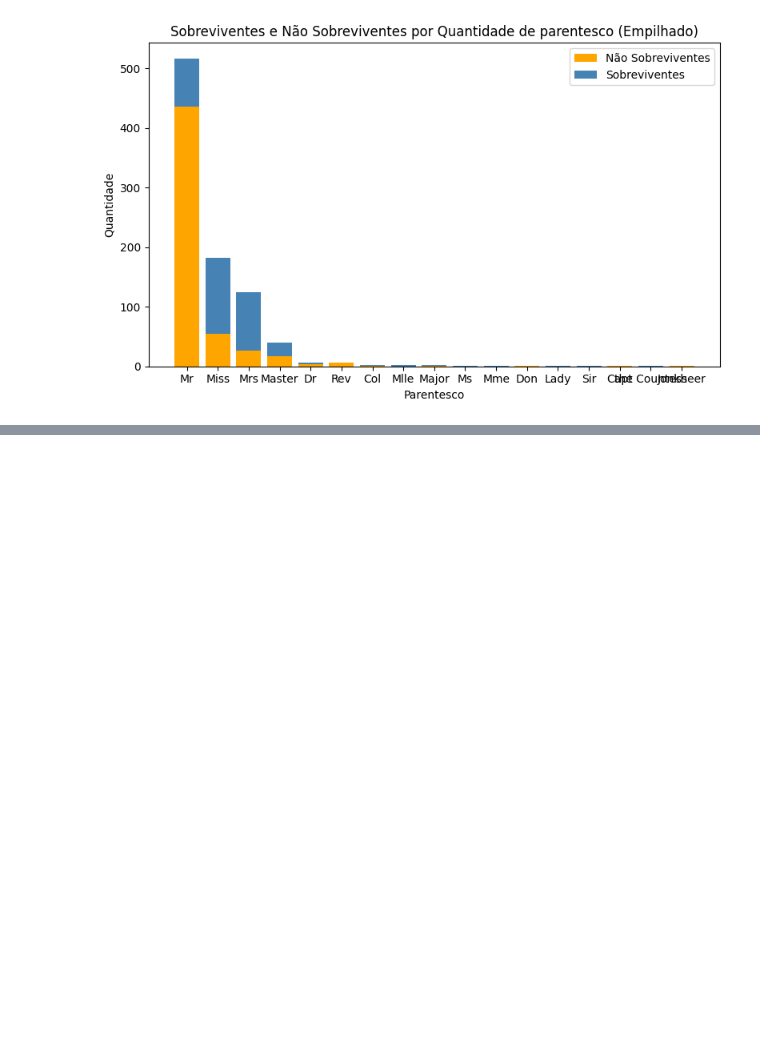
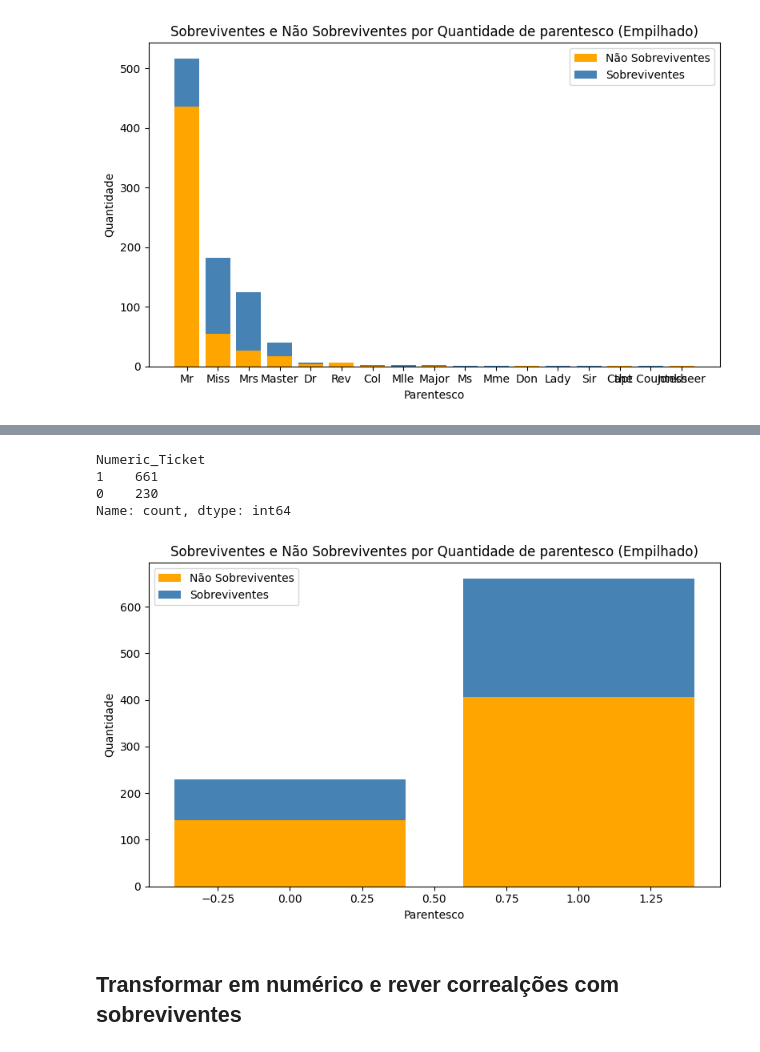
Before and after one commit to Redes-Neurais-2025-1/Titanic_Processig, a Jupyter notebook: Analise Exploratoria.ipynb, the cells around one changed output, grey strips where cells are left out. Saved outputs shown, nothing was run; the diff lists cells and outputs as text; code cells hidden in the pictures; blank space fills up the shorter version.

```diff
--- a/Analise Exploratoria.ipynb
+++ b/Analise Exploratoria.ipynb
@@ -460,0 +596,29 @@ plt.show()
+# %%
+data_mod2['Numeric_Ticket'] = data_mod2["Ticket"].apply(lambda x: 1 if x.isnumeric() else 0)
+data_mod2['Numeric_Ticket'].value_counts()
+# %% [output]
+Numeric_Ticket
+1    661
+0    230
+Name: count, dtype: int64
+# %%
+sobreviventes = data_mod2.groupby("Numeric_Ticket")["Survived"].sum()
+contagem_Name = data_mod2["Numeric_Ticket"].value_counts()
+ordem = contagem_Name.index
+sobreviventes = data_mod2.groupby("Numeric_Ticket")["Survived"].sum().reindex(ordem)
+nao_sobreviventes = contagem_Name - sobreviventes
+
+##Plot
+plt.figure(figsize=(8, 5))
+plt.bar(ordem, nao_sobreviventes, label='Não Sobreviventes', color='orange')
+plt.bar(ordem, sobreviventes, bottom=nao_sobreviventes, label='Sobreviventes', color='steelblue')
+plt.title("Sobreviventes e Não Sobreviventes por Quantidade de parentesco (Empilhado)")
+plt.xlabel("Parentesco")
+plt.ylabel("Quantidade")
+plt.legend()
+plt.tight_layout()
+plt.show()
+# %% [output]
+[figure, added]
+# %% [markdown]
+## Transformar em numérico e rever correalções com sobreviventes
```
Also changed, not shown: parts of 13 cells of this notebook.
